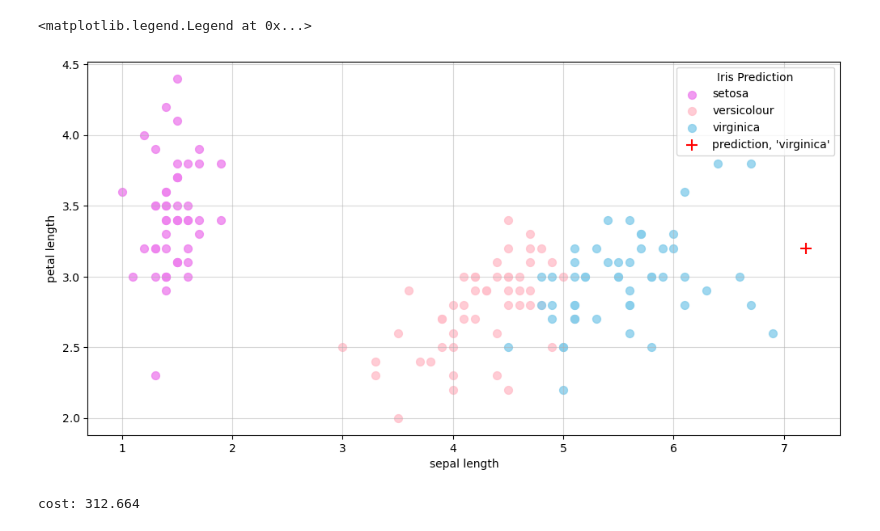
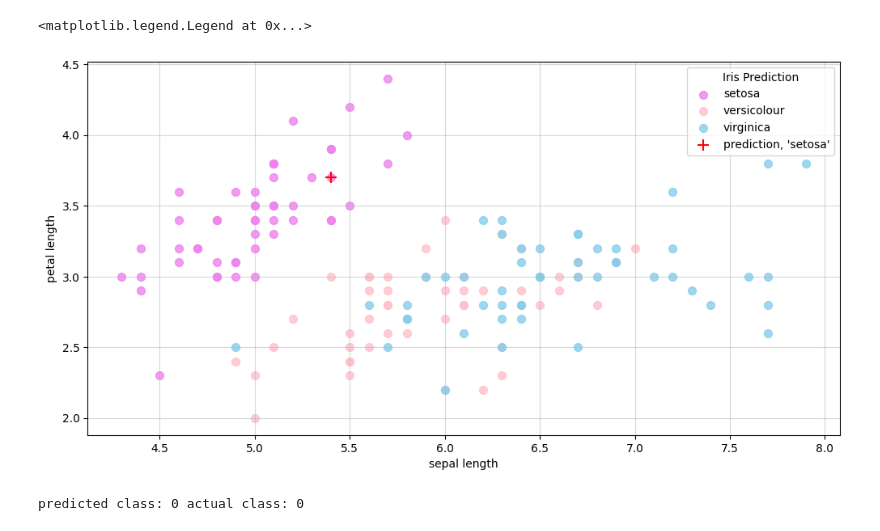
Before and after one commit to lif31up/machine-learning-from-scratch, a Jupyter notebook: adaline.ipynb, the cells around one changed output. Saved outputs shown, nothing was run; the diff lists cells and outputs as text; code cells hidden in the pictures.

```diff
--- a/adaline.ipynb
+++ b/adaline.ipynb
@@ -29,4 +29,11 @@ testset = Dataset((data.data, data.target), vector_machine=hv_machine)
 # %%
-def sigmoid(x, e=2.7182): return 1 / (1 + e ** (-x))
-def relu(x): return np.array([max(0, _) for _ in x])
+def sigmoid(x): return 1 / (1 + np.exp(-1 * x))
+def relu(x): return np.maximum(0, x)
+def one_hot(x):
+  for array in x:
+    target_indice = np.argmax(array)
+    for i, _ in enumerate(array):
+      if i == target_indice: continue
+      array[i] = 0
+# one_hot
 # %%
@@ -54,7 +71,8 @@ class ADALINE:
     # loss
 # ADALINE
 # %%
-model = ADALINE(len(trainset.x[0]), len(trainset.y[0]))
+model = ADALINE(len(trainset.x[0]), len(trainset.y[0]), sigmoid)
 model.loss(trainset)
-model.train(trainset, iters=1000, lr=0.25)
+model.train(trainset, iters=100, lr=1)
+model.loss(trainset)
 # %% [output]
@@ -62,30 +84,27 @@ cost: 475405.785
 # %%
 # init a testset
 index = random.randrange(0, 50)
 test_x, test_y = testset[index]
 
-discrimination = lambda arr, value=1: np.where(arr == value)[0]
-
-labels = ["setosa","versicolour","virginica"]
 setosa = np.array([list(trainset.x[_]) for _ in range(trainset.__len__()) if discrimination(trainset.y[_], 1) == 0])
 versicolour = np.array([list(trainset.x[_]) for _ in range(trainset.__len__()) if discrimination(trainset.y[_], 1) == 1])
 virginica = np.array([list(trainset.x[_]) for _ in range(trainset.__len__()) if discrimination(trainset.y[_], 1) == 2])
 pred = model(test_x)
 
 fig, ax1 = plt.subplots(1, 1, figsize=(12, 6))
 ax1.set_xlabel('sepal length')
 ax1.set_ylabel('petal length')
 ax1.grid(True, alpha=0.5)
 
-ax1.scatter(x=setosa[:, 2], y=setosa[:, 1], s=50, alpha=0.8, c="violet", label="setosa")
-ax1.scatter(x=versicolour[:, 2], y=versicolour[:, 1], s=50, alpha=0.8, c="pink", label="versicolour")
-ax1.scatter(x=virginica[:, 2], y=virginica[:, 1], s=50, alpha=0.8, c="skyblue", label="virginica")
+ax1.scatter(x=setosa[:, 0], y=setosa[:, 1], s=50, alpha=0.8, c="violet", label="setosa")
+ax1.scatter(x=versicolour[:, 0], y=versicolour[:, 1], s=50, alpha=0.8, c="pink", label="versicolour")
+ax1.scatter(x=virginica[:, 0], y=virginica[:, 1], s=50, alpha=0.8, c="skyblue", label="virginica")
 ax1.scatter(x=test_x[0], y=test_x[1], s=100, alpha=1, c="r", marker="+", label=f"prediction, '{labels[np.argmax(pred)]}'")
 ax1.legend(fontsize="10", loc="best", title="Iris Prediction")
 # %% [output]
 <matplotlib.legend.Legend at 0x...>
-[figure, old version]
+[figure, new version]
-# %%
-model.loss(trainset)
-# %% [output]
-cost: 312.664
+# %%
+print(f"predicted class: {np.argmax(pred)} actual class: {np.argmax(test_y)}")
+# %% [output]
+predicted class: 0 actual class: 0
```
Also changed, not shown: parts of 4 cells of this notebook, 3 other files.
